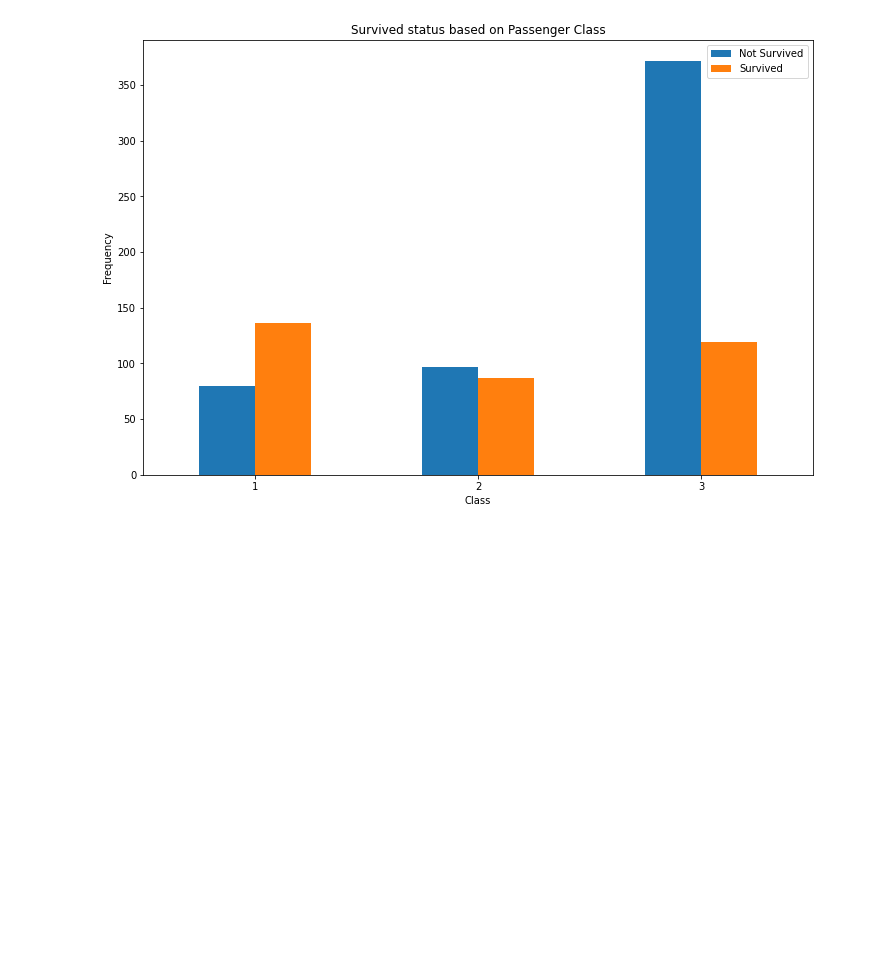
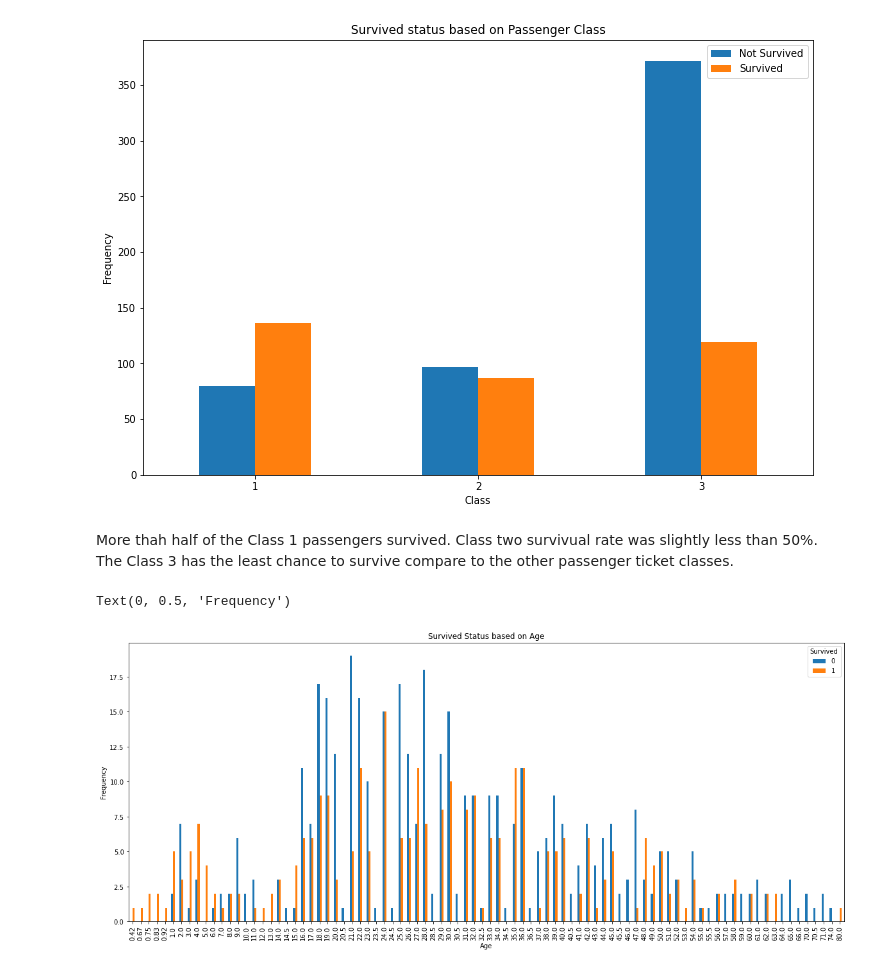
Before and after one commit to ckavana/ITCS-3162-Final-project---group-12, a Jupyter notebook: preprocessing.ipynb, the cells around one changed output. Saved outputs shown, nothing was run; the diff lists cells and outputs as text; code cells hidden in the pictures; blank space fills up the shorter version.

```diff
--- a/preprocessing.ipynb
+++ b/preprocessing.ipynb
@@ -218,3 +230,14 @@ plt.ylabel('Frequency')
 # %% [output]
 Text(0, 0.5, 'Frequency')
 [figure]
+# %% [markdown]
+More thah half of the Class 1 passengers survived. Class two survivual rate was slightly less than 50%. The Class 3 has the least chance to survive compare to the other passenger ticket classes.
+# %%
+# Survived Distribution based on Age
+pd.crosstab(train_df.Age,train_df.Survived).plot(kind="bar",figsize=(20,8))
+plt.title('Survived Status based on Age')
+plt.xlabel('Age')
+plt.ylabel('Frequency')
+# %% [output]
+Text(0, 0.5, 'Frequency')
+[figure, added]
```
Also changed, not shown: parts of 25 cells of this notebook.
